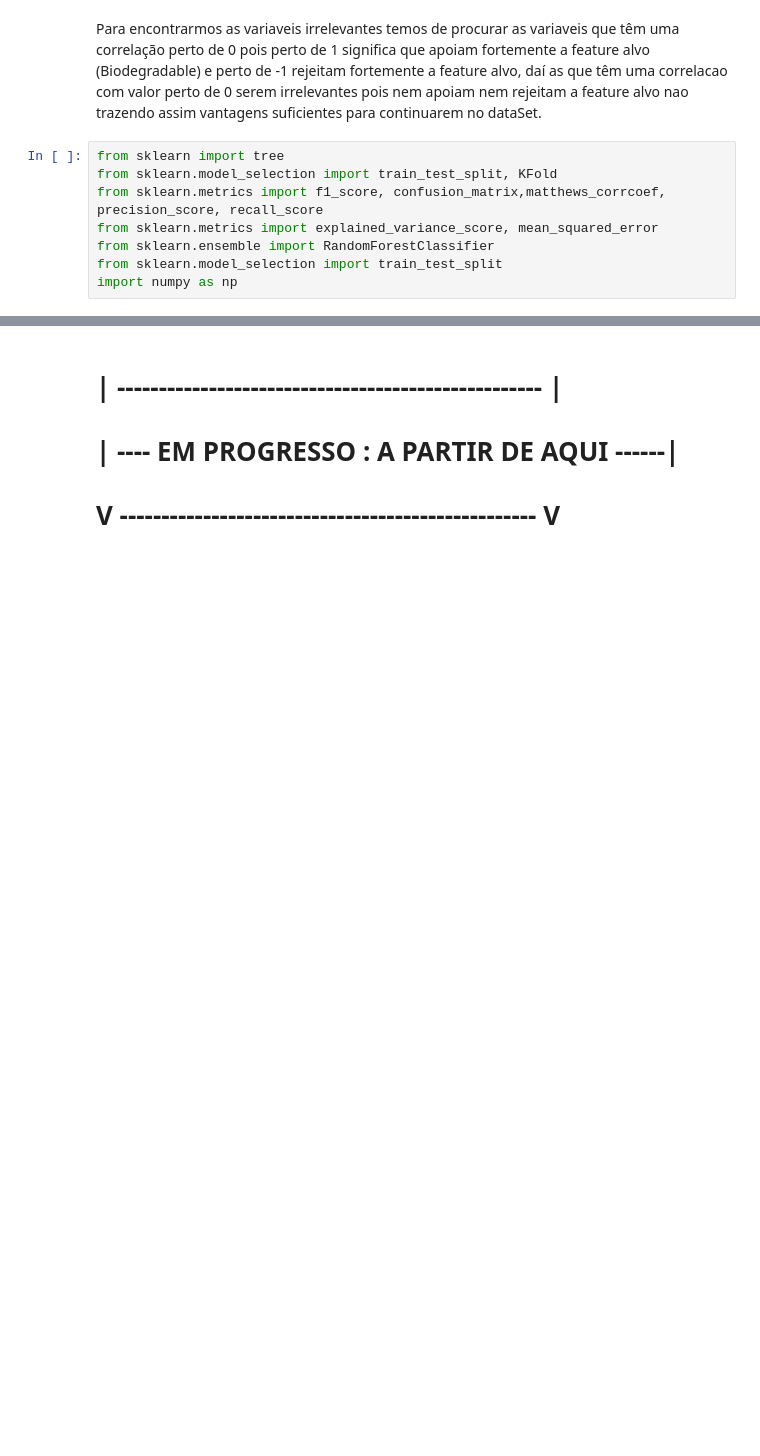
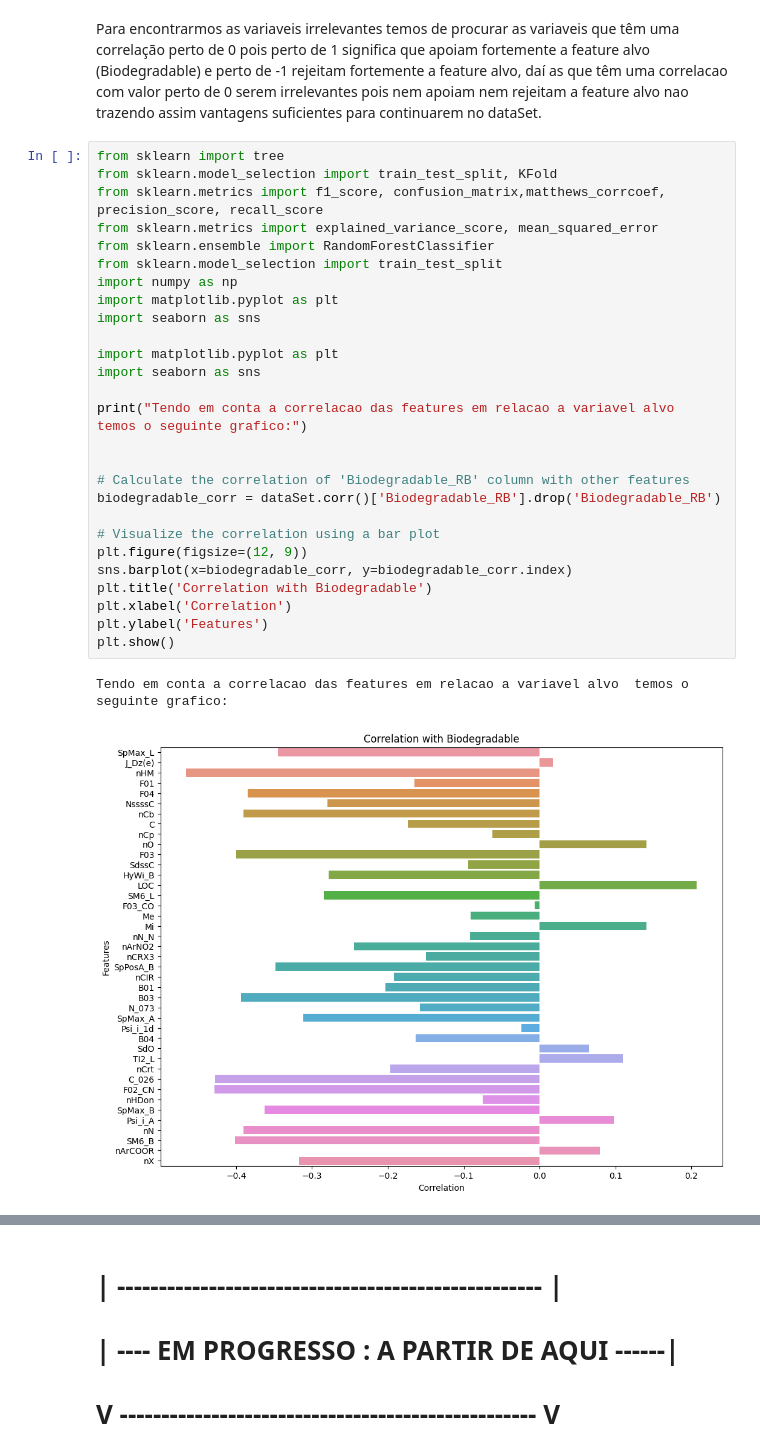
Before and after one commit to fh0312/Machine_Learning_Project, a Jupyter notebook: Projeto_2_Grupo_41.ipynb, the cells around one changed output, grey strips where cells are left out. Drawn from its saved outputs; the diff is of its cells as text; blank space fills up the shorter version.

Commit message:
Adicionados graficos e uma melhor explicacao das fetaures removidas e as melhores indicadas

```diff
--- a/Projeto_2_Grupo_41.ipynb
+++ b/Projeto_2_Grupo_41.ipynb
@@ -280,8 +280,30 @@ Para encontrarmos as variaveis irrelevantes temos de procurar as variaveis que t
 # %%
 from sklearn import tree
 from sklearn.model_selection import train_test_split, KFold
 from sklearn.metrics import f1_score, confusion_matrix,matthews_corrcoef, precision_score, recall_score
 from sklearn.metrics import explained_variance_score, mean_squared_error
 from sklearn.ensemble import RandomForestClassifier
 from sklearn.model_selection import train_test_split
 import numpy as np
+import matplotlib.pyplot as plt
+import seaborn as sns
+
+import matplotlib.pyplot as plt
+import seaborn as sns
+
+print("Tendo em conta a correlacao das features em relacao a variavel alvo  temos o seguinte grafico:")
+
+
+# Calculate the correlation of 'Biodegradable_RB' column with other features
+biodegradable_corr = dataSet.corr()['Biodegradable_RB'].drop('Biodegradable_RB')
+
+# Visualize the correlation using a bar plot
+plt.figure(figsize=(12, 9))
+sns.barplot(x=biodegradable_corr, y=biodegradable_corr.index)
+plt.title('Correlation with Biodegradable')
+plt.xlabel('Correlation')
+plt.ylabel('Features')
+plt.show()
+# %% [output]
+Tendo em conta a correlacao das features em relacao a variavel alvo  temos o seguinte grafico:
+[figure, added]
```
Also changed, not shown: parts of 16 cells of this notebook.
